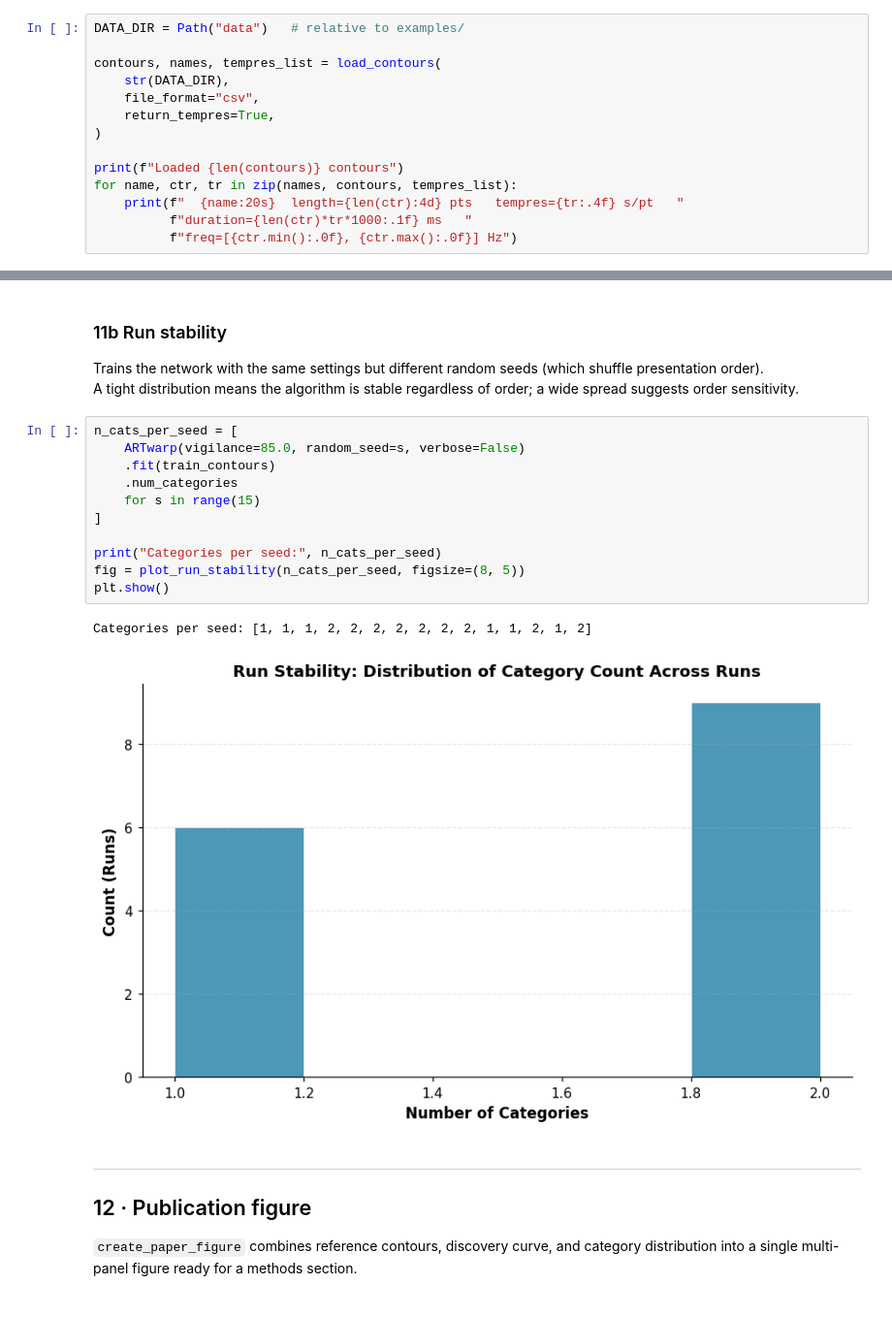
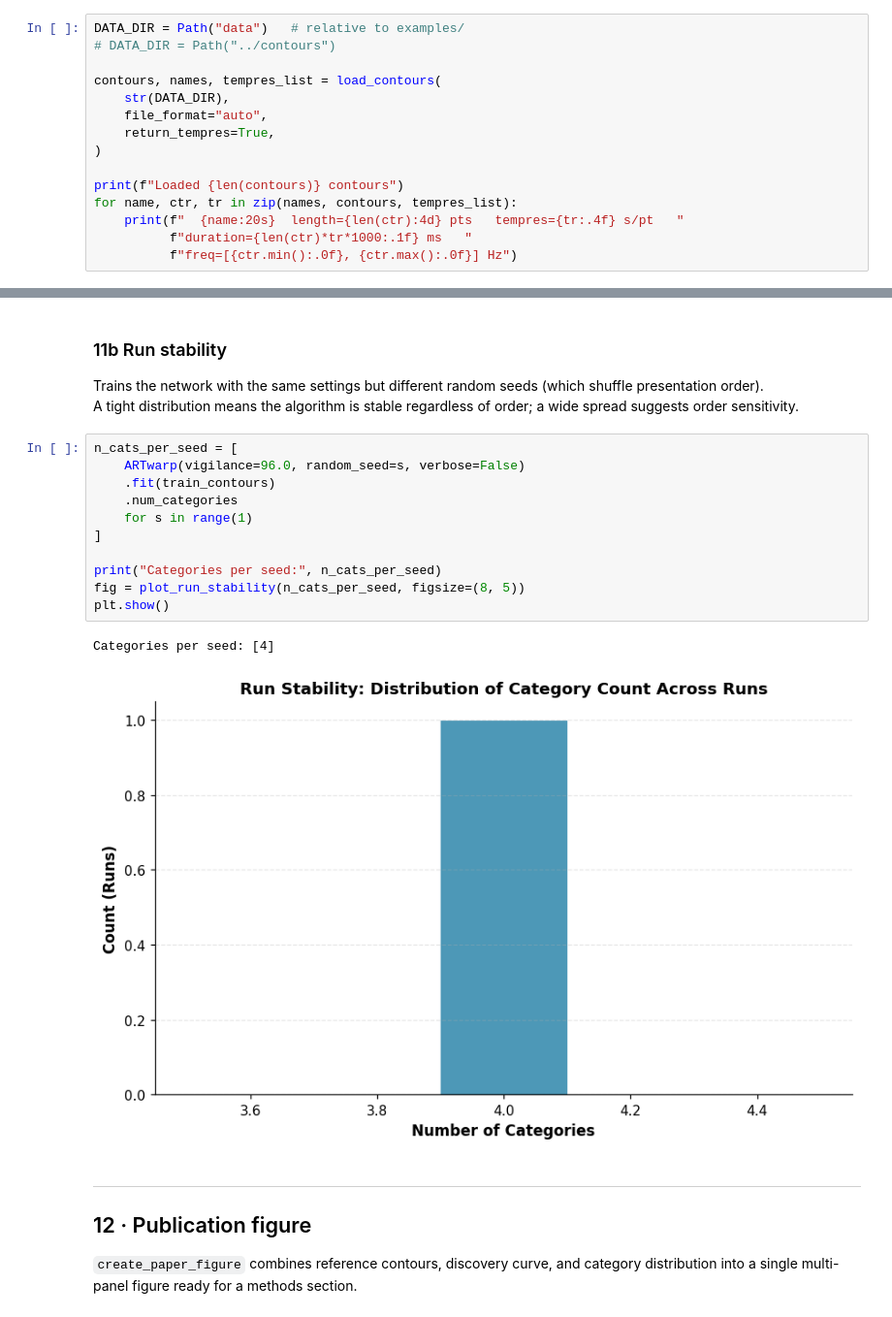
Before and after one commit to dolphin-acoustics-vip/artwarp-py, a Jupyter notebook: examples/artwarp_demo.ipynb, the cells around one changed output, grey strips where cells are left out. Shown at 97% size. Cells and saved outputs as stored; diff of their text form.

```diff
--- a/examples/artwarp_demo.ipynb
+++ b/examples/artwarp_demo.ipynb
@@ -92,10 +95,11 @@ The `data/` directory contains five dolphin-whistle contour CSV files (columns:
 Passing `return_tempres=True` also returns the per-file temporal resolution inferred from the time column.
 # %%
 DATA_DIR = Path("data")   # relative to examples/
+# DATA_DIR = Path("../contours")
 
 contours, names, tempres_list = load_contours(
     str(DATA_DIR),
-    file_format="csv",
+    file_format="auto",
     return_tempres=True,
 )
 
@@ -483,18 +491,18 @@ Trains the network with the same settings but different random seeds (which shuf
 A tight distribution means the algorithm is stable regardless of order; a wide spread suggests order sensitivity.
 # %%
 n_cats_per_seed = [
-    ARTwarp(vigilance=85.0, random_seed=s, verbose=False)
+    ARTwarp(vigilance=96.0, random_seed=s, verbose=False)
     .fit(train_contours)
     .num_categories
-    for s in range(15)
+    for s in range(1)
 ]
 
 print("Categories per seed:", n_cats_per_seed)
 fig = plot_run_stability(n_cats_per_seed, figsize=(8, 5))
 plt.show()
 # %% [output]
-Categories per seed: [1, 1, 1, 2, 2, 2, 2, 2, 2, 2, 1, 1, 2, 1, 2]
+Categories per seed: [4]
-[figure, old version]
+[figure, new version]
 # %% [markdown]
 ---
 ## 12  ·  Publication figure
```
Also changed, not shown: parts of 19 cells of this notebook, 24 other files.
